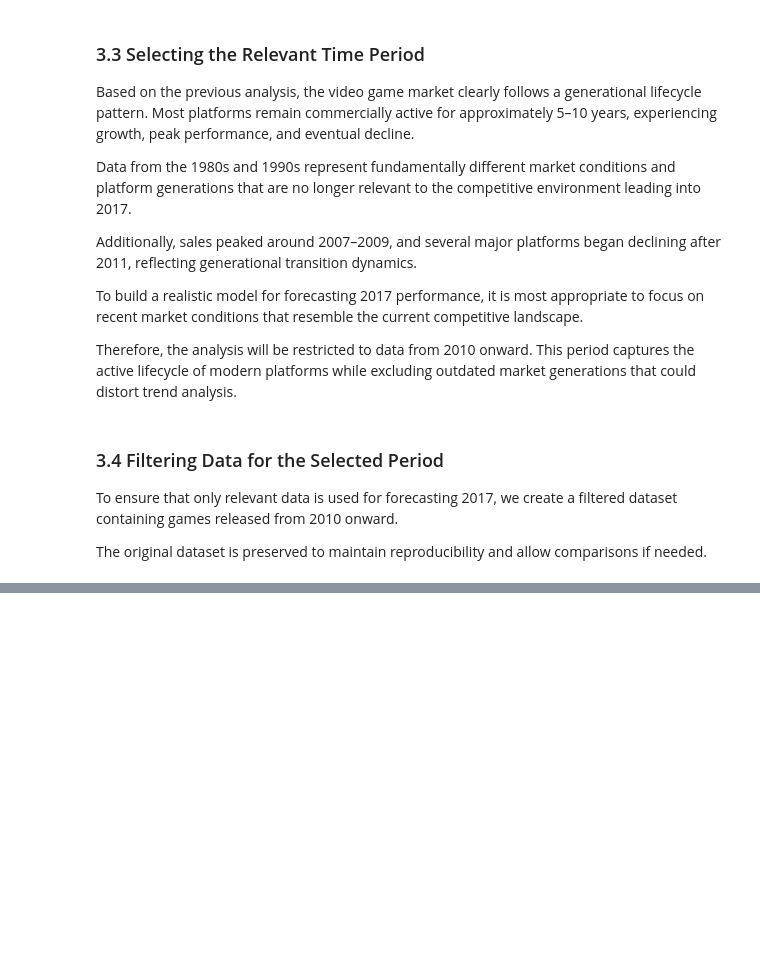
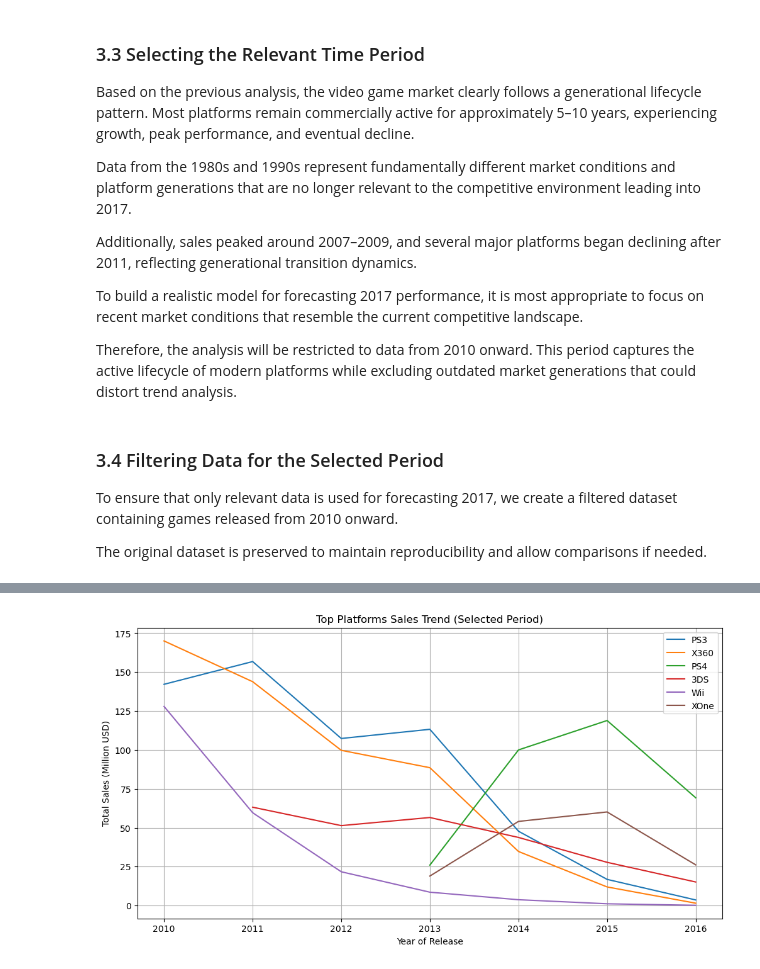
Before and after one commit to augusto-hjs/ice-game-sales-analysis, a Jupyter notebook: notebooks/notebook.ipynb, the cells around one changed output, grey strips where cells are left out. Saved outputs shown, nothing was run; the diff lists cells and outputs as text; code cells hidden in the pictures; blank space fills up the shorter version.

```diff
--- a/notebooks/notebook.ipynb
+++ b/notebooks/notebook.ipynb
@@ -320,0 +342,8 @@ recent_games = games[games['year_of_release'] >= 2010].copy()
+# %%
+platform_sales_recent = (
+    recent_games.groupby('platform')['total_sales']
+    .sum()
+    .sort_values(ascending=False)
+)
+
+platform_sales_recent.head(10)
@@ -320,0 +363,24 @@ recent_games = games[games['year_of_release'] >= 2010].copy()
+# %%
+platform_year_recent = (
+    recent_games.groupby(['year_of_release', 'platform'])['total_sales']
+    .sum()
+    .reset_index()
+)
+
+top_recent_platforms = platform_sales_recent.head(6).index
+
+plt.figure(figsize=(12, 6))
+
+for platform in top_recent_platforms:
+    tmp = platform_year_recent[platform_year_recent['platform'] == platform]
+    yearly = tmp.groupby('year_of_release')['total_sales'].sum()
+    plt.plot(yearly.index, yearly.values, label=platform)
+
+plt.title('Top Platforms Sales Trend (Selected Period)')
+plt.xlabel('Year of Release')
+plt.ylabel('Total Sales (Million USD)')
+plt.legend()
+plt.grid(True)
+plt.show()
+# %% [output]
+[figure, added]
```
Also changed, not shown: parts of 15 cells of this notebook.
